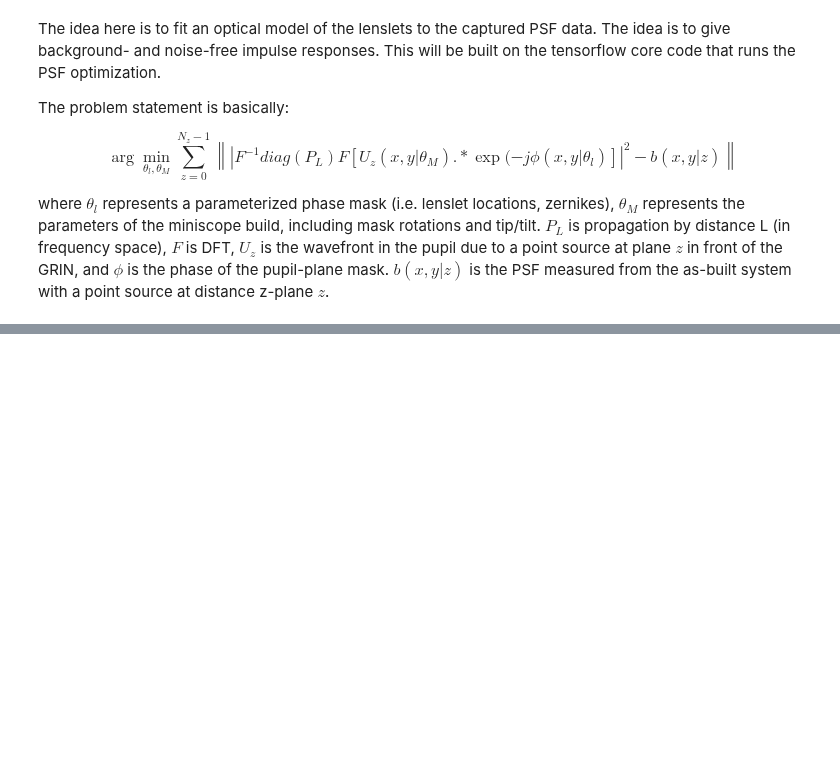
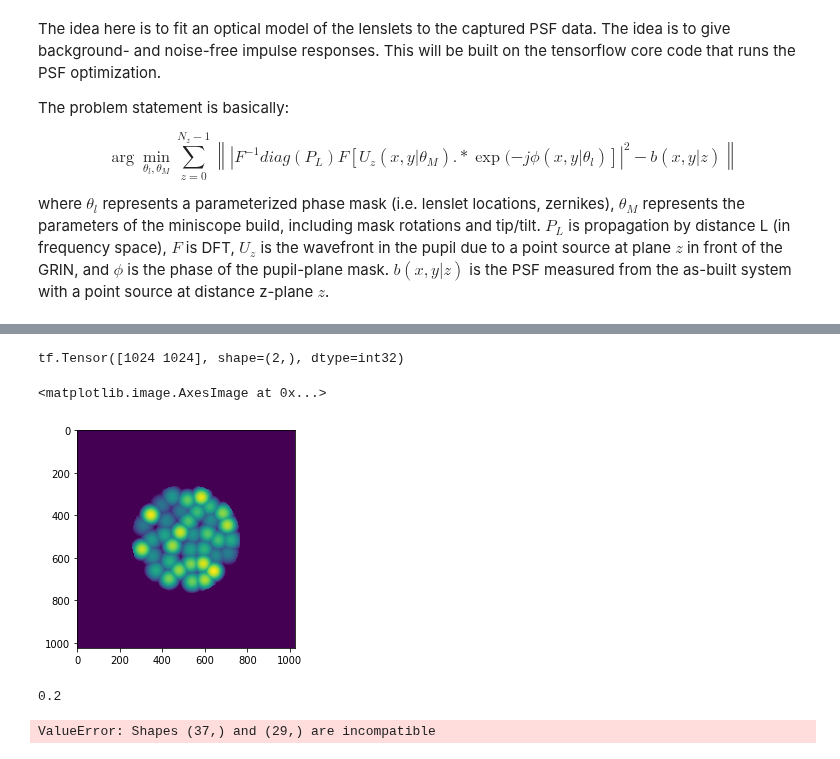
Before and after one commit to antipa/Randoscope_dev, a Jupyter notebook: miniscope_fit_3d_PSF.ipynb, the cells around one changed output, grey strips where cells are left out. Saved outputs shown, nothing was run; the diff lists cells and outputs as text; code cells hidden in the pictures; blank space fills up the shorter version.

```diff
--- a/miniscope_fit_3d_PSF.ipynb
+++ b/miniscope_fit_3d_PSF.ipynb
@@ -80,0 +141,10 @@ testloss = [tf.norm(test1[n]-test2[n]) for n in range(6)]
+# %%
+plt.figure()
+print(tf.shape(aper))
+
+#plt.plot(model.xg,tf.multiply(aper,Tinit).numpy()[400,:])
+plt.imshow(aper.numpy()*Tinit.numpy())
+# %% [output]
+tf.Tensor([1024 1024], shape=(2,), dtype=int32)
+<matplotlib.image.AxesImage at 0x...>
+[figure, added]
@@ -80,0 +164,25 @@ testloss = [tf.norm(test1[n]-test2[n]) for n in range(6)]
+# %%
+model.mean_lenslet_CA
+# %% [output]
+0.2
+# %%
+xp = xinit + tf.random_normal(tf.shape(xinit), stddev=.02)
+yp = yinit + tf.random_normal(tf.shape(xinit), stddev=.02)
+rp = rinit + tf.random_normal(tf.shape(xinit), stddev=.5)
+rp = tf.minimum(rp,model.Rmax)
+tp = tf.maximum(rp,model.Rmin)
+re_init_model(model,xp,yp,rp,zerninit)
+Rmat = model(0)
+Tp,aper,_= tf_utils.make_lenslet_tf_zern(model)
+
+fig, ax = plt.subplots(1,3,figsize=(15,5))
+ax[0].plot(Rmat.numpy())
+ax[0].set_title('Rmat - random purturbation')
+
+ax[1].imshow(Tinit.numpy()*aper.numpy())
+ax[1].set_title('True surface')
+
+ax[2].imshow(Tp.numpy()*aper.numpy())
+ax[2].set_title('Initialization')
+# %% [output]
+ValueError: Shapes (37,) and (29,) are incompatible
```
Also changed, not shown: parts of 28 cells of this notebook, 2 other files.
